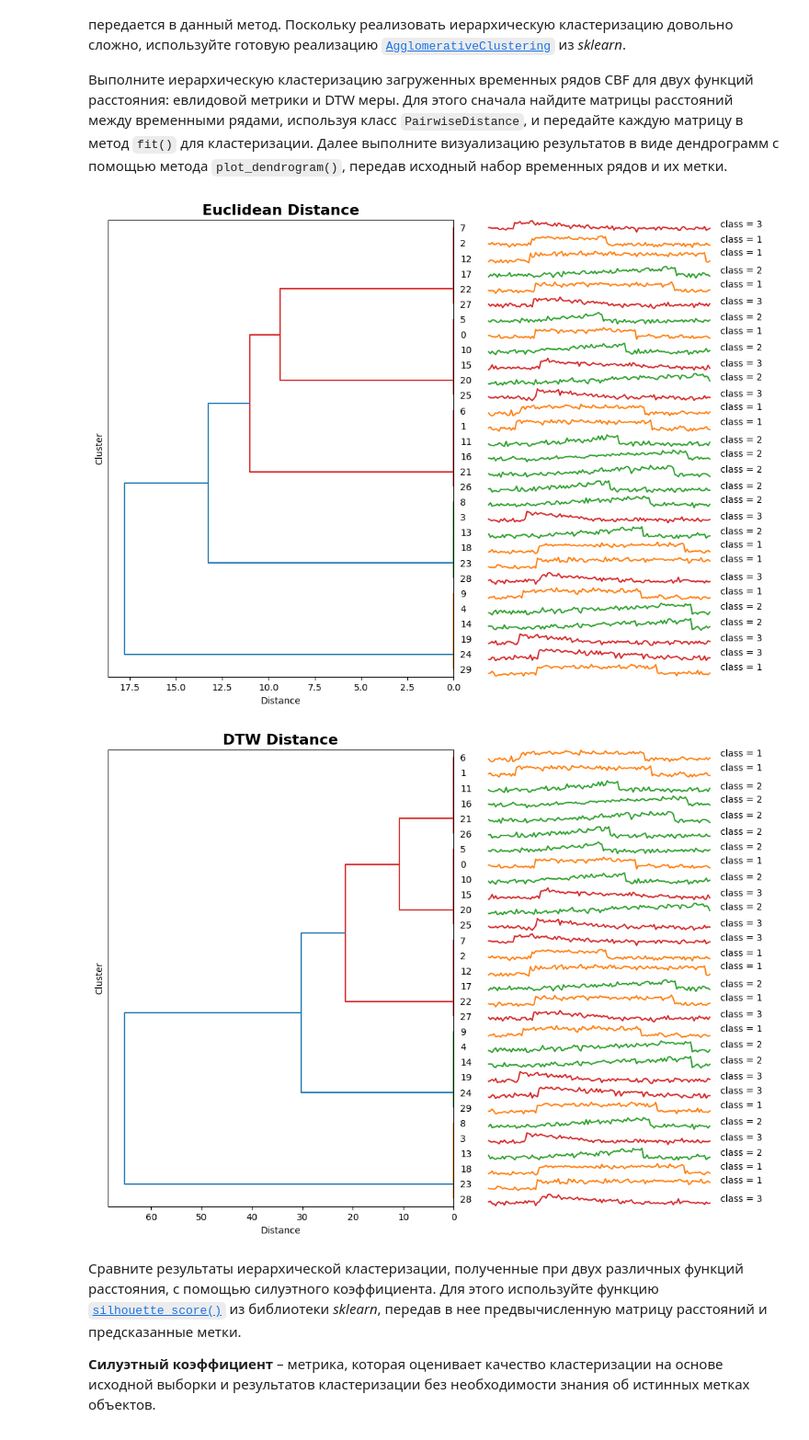
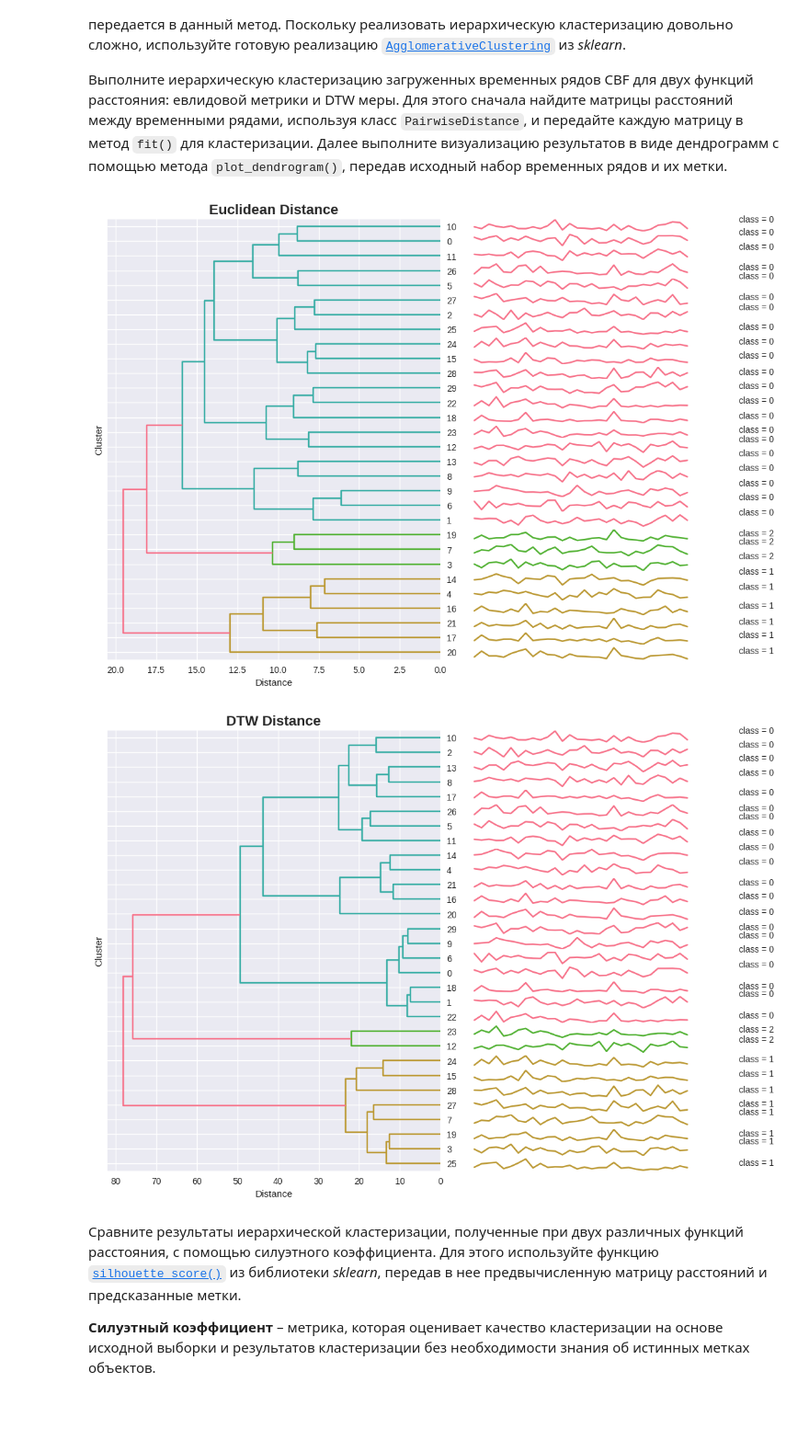
Before and after one commit to Dblue44/2025-Stakheev-TimeSeriesCourse, a Jupyter notebook: practice/01 Basics/01 Basics.ipynb, the cells around one changed output. Shown at 92% size. Cells and saved outputs as stored; diff of their text form; code cells hidden in the pictures; blank space fills up the shorter version.

```diff
--- a/practice/01 Basics/01 Basics.ipynb
+++ b/practice/01 Basics/01 Basics.ipynb
@@ -320,8 +320,8 @@ class PairwiseDistance:
 
         dist_func = self._choose_distance()
 
-        for i in range(K):
-            for j in range(i + 1, K):
+        for i in range(input_data.shape[0]):
+            for j in range(i, input_data.shape[0]):
                 distance = dist_func(input_data[i], input_data[j])
                 matrix_values[i, j] = distance
                 matrix_values[j, i] = distance
@@ -411,2 +411,12 @@ labels = ts.iloc[:, 0]
 # %% [output]
 The 'delim_whitespace' keyword in pd.read_csv is deprecated and will be removed in a future version. Use ``sep='\s+'`` instead
+# %%
+selected_ts = []
+
+for label in unique_labels:
+    idx = np.where(labels == label)[0][0]
+    selected_ts.append(ts_data[idx])
+
+selected_ts = np.array(selected_ts)
+
+plot_ts(selected_ts, plot_title='Визуализация классов')
@@ -508,7 +509,7 @@ class TimeSeriesHierarchicalClustering:
               compute_distances=True
         )
 
-        self.labels_ = self.model.fit_predict(distance_matrix)
+        self.model.fit(distance_matrix)
 
         self.linkage_matrix = self._create_linkage_matrix()
 
@@ -530,7 +531,7 @@ class TimeSeriesHierarchicalClustering:
 
         self.fit(distance_matrix)
 
-        return self.labels_
+        return self.model.labels_
 
 
     def _draw_timeseries_allclust(self, dx: pd.DataFrame, labels: np.ndarray, leaves: list[int], gs: gridspec.GridSpec, ts_hspace: int) -> None:
@@ -601,33 +602,32 @@ class TimeSeriesHierarchicalClustering:
         self._draw_timeseries_allclust(df, labels, ddata["leaves"], gs, ts_hspace)
 # %%
 euclidean_dist = PairwiseDistance(metric='euclidean')
-euclidean_matrix = euclidean_dist.calculate(np_ts_set)
-
-dtw_dist = PairwiseDistance(metric='dtw')
-dtw_matrix = dtw_dist.calculate(np_ts_set)
+euclidean_matrix = euclidean_dist.calculate(ts_data)
 
 hc_euclidean = TimeSeriesHierarchicalClustering(n_clusters=3, method='complete')
-hc_euclidean.fit(euclidean_matrix)
-
-hc_dtw = TimeSeriesHierarchicalClustering(n_clusters=3, method='complete')
-hc_dtw.fit(dtw_matrix)
-
-df_ts = pd.DataFrame(ts_set.T)
+euc_labels = hc_euclidean.fit_predict(euclidean_matrix)
 
 hc_euclidean.plot_dendrogram(
-    df_ts,
-    labels,
+    pd.DataFrame(ts_data),
+    euc_labels,
     title='Euclidean Distance'
 )
 
+
+dtw_dist = PairwiseDistance(metric='dtw')
+dtw_matrix = dtw_dist.calculate(ts_data)
+
+hc_dtw = TimeSeriesHierarchicalClustering(n_clusters=3, method='complete')
+dtw_labels = hc_dtw.fit_predict(dtw_matrix)
+
 hc_dtw.plot_dendrogram(
-    df_ts,
-    labels,
+    pd.DataFrame(ts_data),
+    dtw_labels,
     title='DTW Distance'
 )
 # %% [output]
-[figure, old version]
+[figure, new version]
-[figure, old version]
+[figure, new version]
 # %% [markdown]
 Сравните результаты иерархической кластеризации, полученные при двух различных функций расстояния, с помощью силуэтного коэффициента. Для этого используйте функцию [`silhouette_score()`](https://scikit-learn.org/stable/modules/generated/sklearn.metrics.silhouette_score.html) из библиотеки *sklearn*, передав в нее предвычисленную матрицу расстояний и предсказанные метки.
 
```
Also changed, not shown: parts of 21 cells of this notebook.
